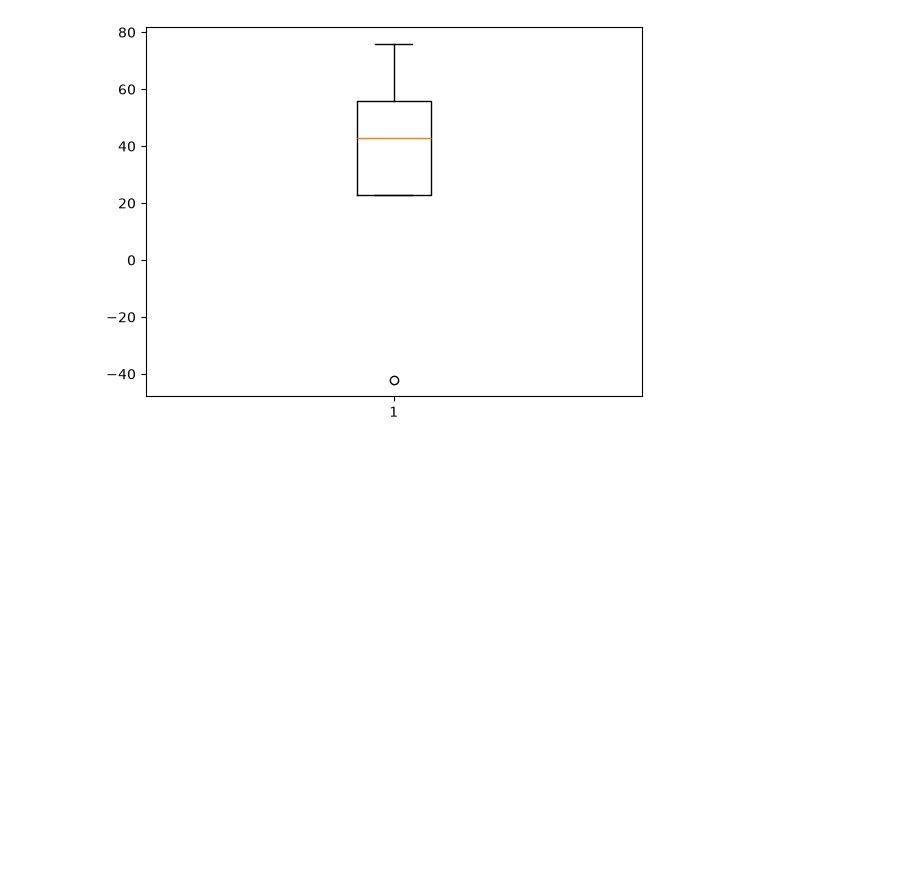
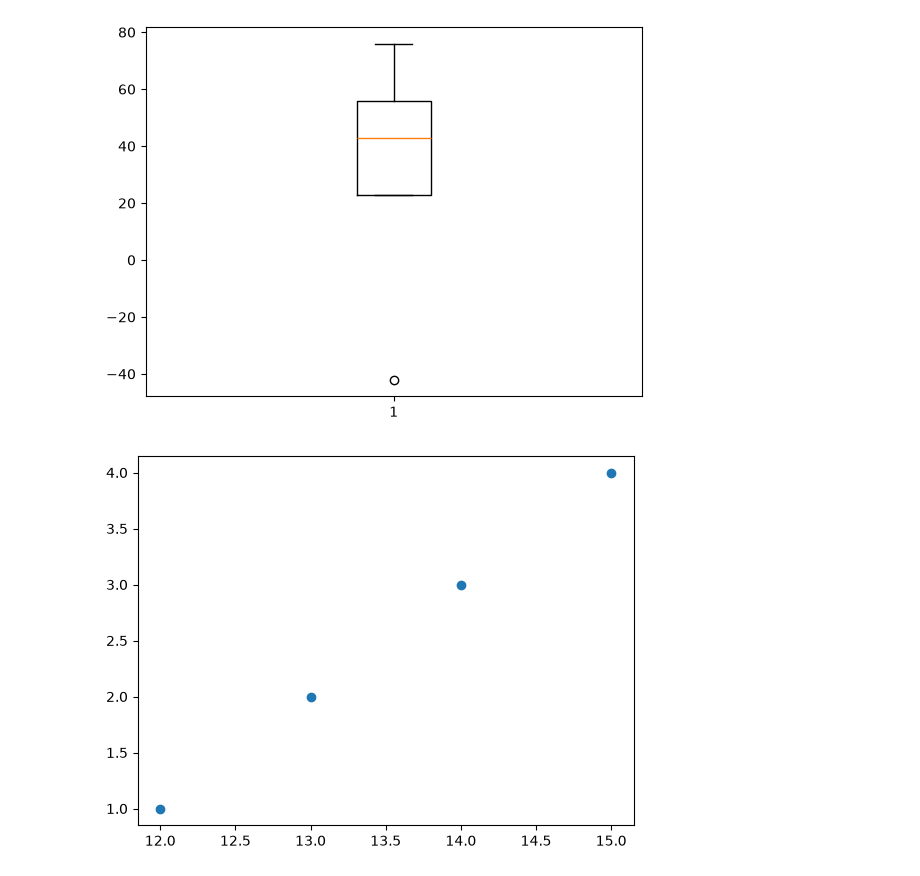
Before and after one commit to hemraj2613/Python-with-Data-Science, a Jupyter notebook: matplotlib1.ipynb, the cells around one changed output. Saved outputs shown, nothing was run; the diff lists cells and outputs as text; code cells hidden in the pictures; blank space fills up the shorter version.

```diff
--- a/matplotlib1.ipynb
+++ b/matplotlib1.ipynb
@@ -241,3 +241,8 @@ pl.boxplot(student_age)
 pl.show()
 # %% [output]
 [figure]
+# %%
+pl.scatter([12,13,14,15],[1,2,3,4])
+pl.show()
+# %% [output]
+[figure, added]
```
Also changed, not shown: parts of 2 cells of this notebook, 1 other file.
